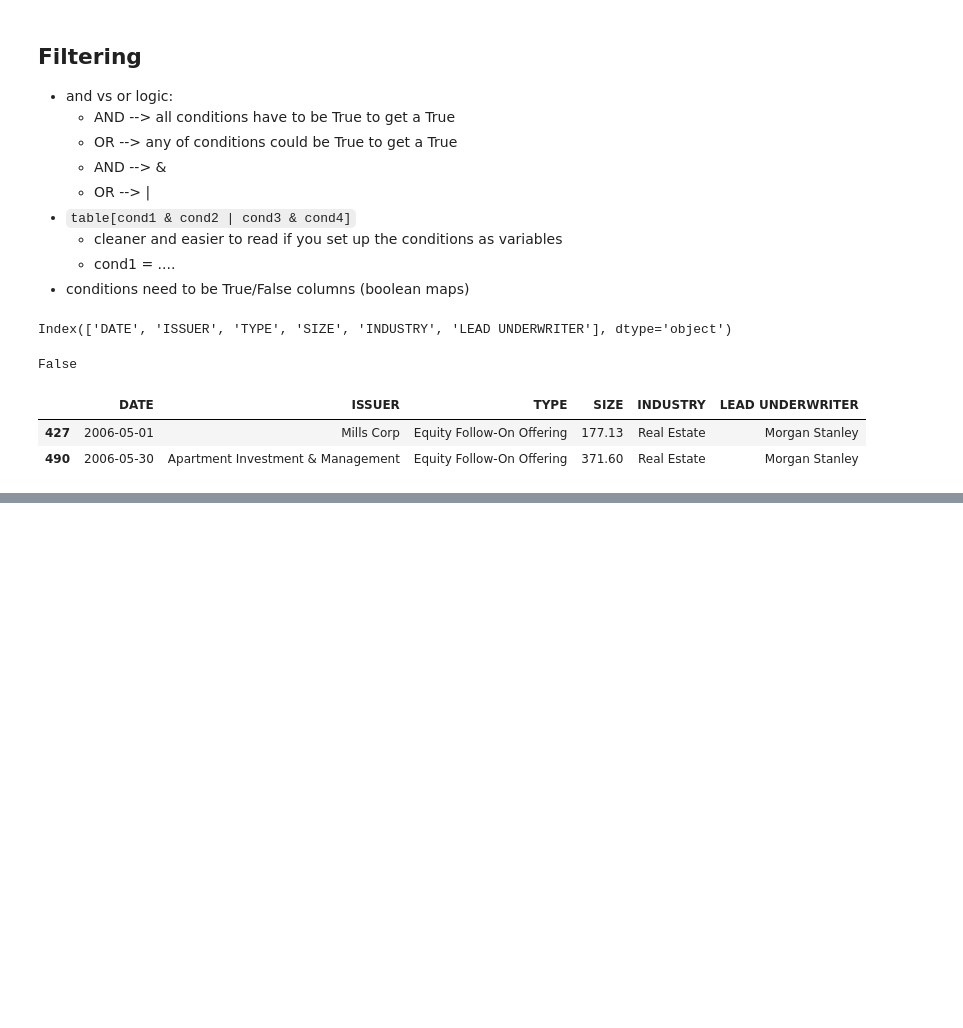
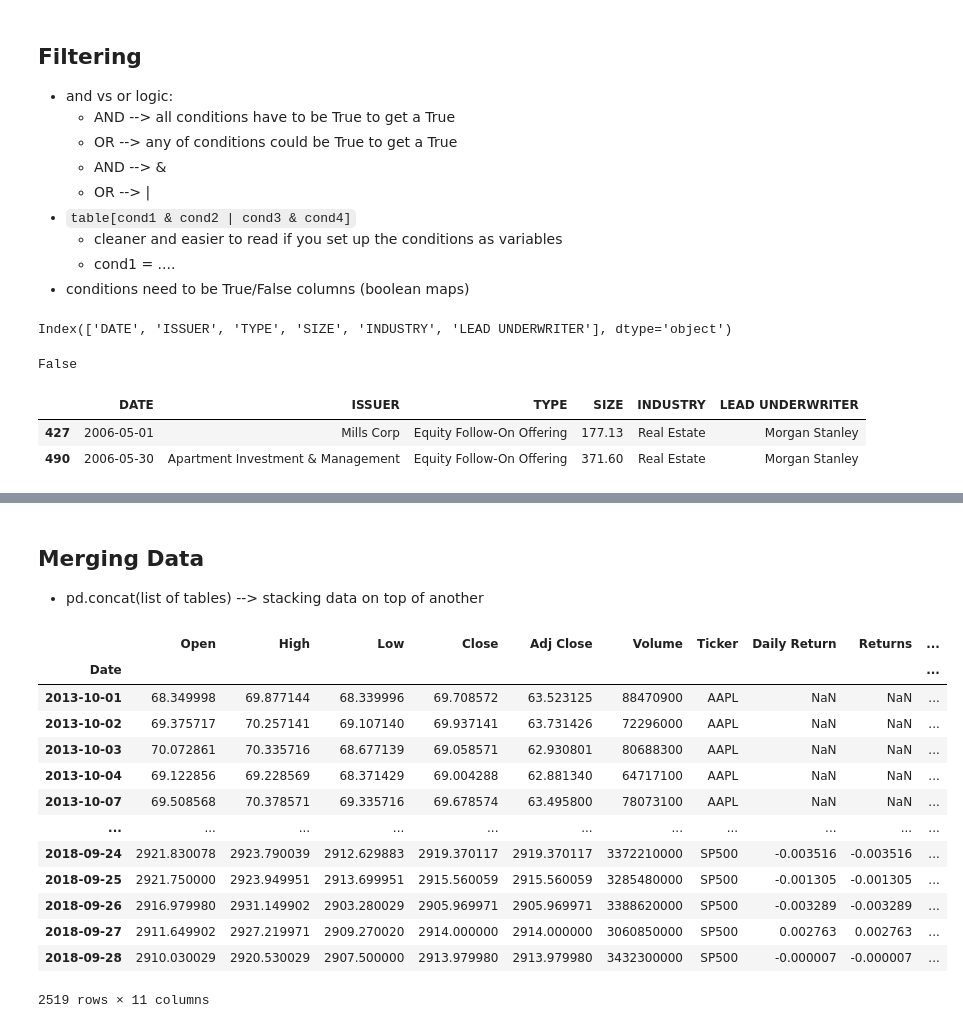
Before and after one commit to TheMarqueeGroup/JPM_DS_EMEA_Apr2024, a Jupyter notebook: day1_notes.ipynb, the cells around one changed output, grey strips where cells are left out. Drawn from its saved outputs; the diff is of its cells as text; code cells hidden in the pictures; blank space fills up the shorter version.

```diff
--- a/day1_notes.ipynb
+++ b/day1_notes.ipynb
@@ -1342,3 +1345,6 @@ sp500[cond1 | cond2]
 
 #6) Calculate the returns of Apple's closing share price
     #what is the average return and standard deviation?
+# %%
+aapl = pd.read_csv('StockData/AAPL.csv', parse_dates=['Date'], index_col=['Date'])
+aapl.info()
@@ -1344,0 +1525,23 @@ sp500[cond1 | cond2]
+# %% [markdown]
+## Merging Data
+- pd.concat(list of tables) --> stacking data on top of another
+# %%
+aapl['Ticker'] = 'AAPL'
+sp500['Ticker'] = 'SP500'
+stockData = pd.concat( [ aapl, sp500  ]   )
+stockData
+# %% [output]
+|  | Open | High | Low | Close | Adj Close | Volume | Ticker | Daily Return | Returns | ... |
+| Date |  |  |  |  |  |  |  |  |  | ... |
+| 2013-10-01 | 68.349998 | 69.877144 | 68.339996 | 69.708572 | 63.523125 | 88470900 | AAPL | NaN | NaN | ... |
+| 2013-10-02 | 69.375717 | 70.257141 | 69.107140 | 69.937141 | 63.731426 | 72296000 | AAPL | NaN | NaN | ... |
+| 2013-10-03 | 70.072861 | 70.335716 | 68.677139 | 69.058571 | 62.930801 | 80688300 | AAPL | NaN | NaN | ... |
+| 2013-10-04 | 69.122856 | 69.228569 | 68.371429 | 69.004288 | 62.881340 | 64717100 | AAPL | NaN | NaN | ... |
+| 2013-10-07 | 69.508568 | 70.378571 | 69.335716 | 69.678574 | 63.495800 | 78073100 | AAPL | NaN | NaN | ... |
+| ... | ... | ... | ... | ... | ... | ... | ... | ... | ... | ... |
+| 2018-09-24 | 2921.830078 | 2923.790039 | 2912.629883 | 2919.370117 | 2919.370117 | 3372210000 | SP500 | -0.003516 | -0.003516 | ... |
+| 2018-09-25 | 2921.750000 | 2923.949951 | 2913.699951 | 2915.560059 | 2915.560059 | 3285480000 | SP500 | -0.001305 | -0.001305 | ... |
+| 2018-09-26 | 2916.979980 | 2931.149902 | 2903.280029 | 2905.969971 | 2905.969971 | 3388620000 | SP500 | -0.003289 | -0.003289 | ... |
+| 2018-09-27 | 2911.649902 | 2927.219971 | 2909.270020 | 2914.000000 | 2914.000000 | 3060850000 | SP500 | 0.002763 | 0.002763 | ... |
+| 2018-09-28 | 2910.030029 | 2920.530029 | 2907.500000 | 2913.979980 | 2913.979980 | 3432300000 | SP500 | -0.000007 | -0.000007 | ... |
+2519 rows × 11 columns
```
Also changed, not shown: parts of 15 cells of this notebook.
